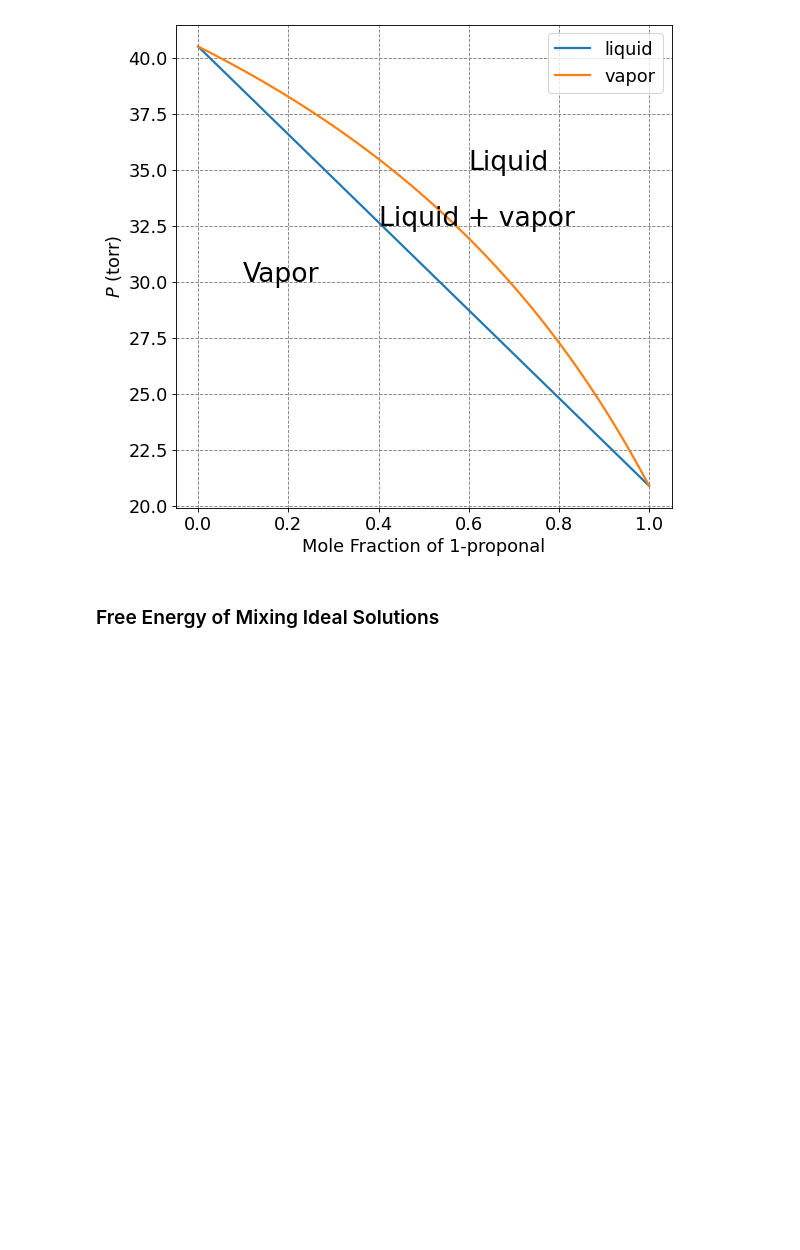
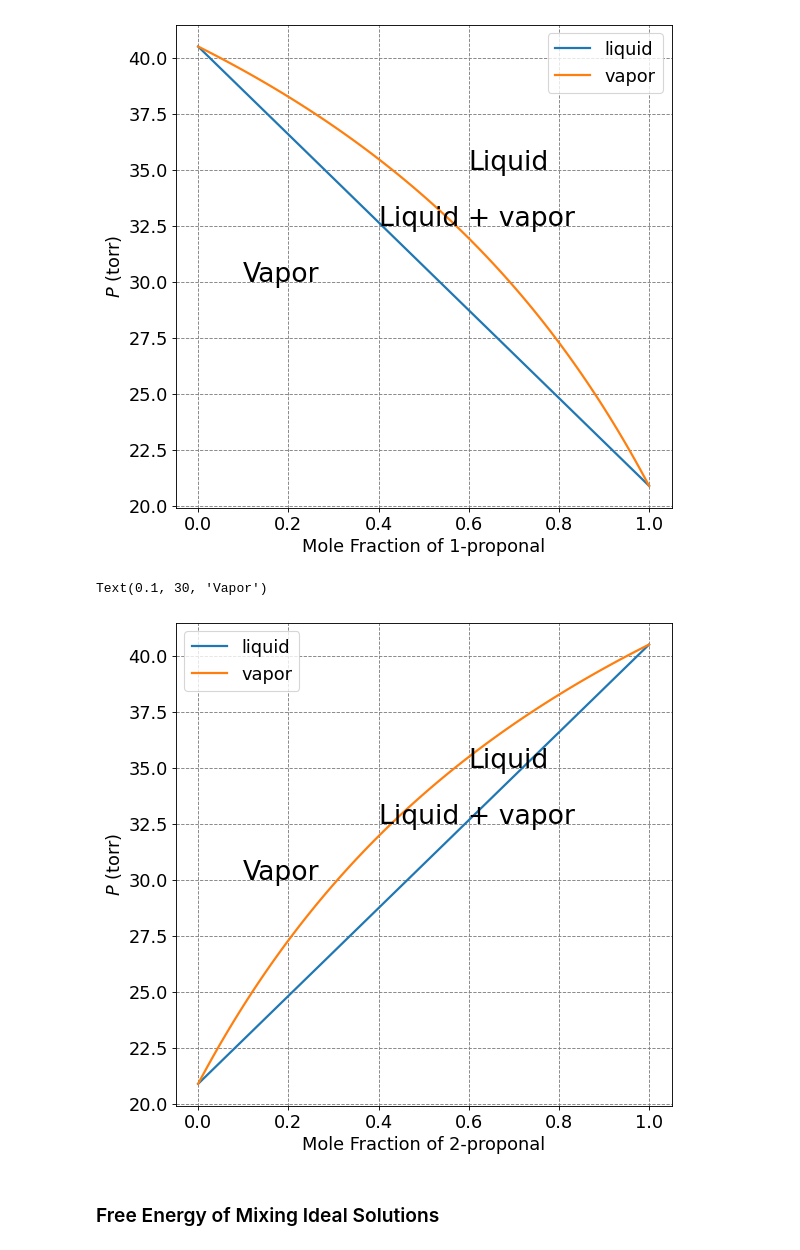
Before and after one commit to mccullaghlab/mccullaghlab.github.io, a Jupyter notebook: Chemistry_Lessons_Jupyter_Notebooks/_build/jupyter_execute/physical_chemistry/thermodynamics/Ideal_and_Non_Ideal_Solutions.ipynb, the cells around one changed output. Saved outputs shown, nothing was run; the diff lists cells and outputs as text; code cells hidden in the pictures; blank space fills up the shorter version.

```diff
--- a/Chemistry_Lessons_Jupyter_Notebooks/_build/jupyter_execute/physical_chemistry/thermodynamics/Ideal_and_Non_Ideal_Solutions.ipynb
+++ b/Chemistry_Lessons_Jupyter_Notebooks/_build/jupyter_execute/physical_chemistry/thermodynamics/Ideal_and_Non_Ideal_Solutions.ipynb
@@ -122,6 +122,35 @@ plt.annotate("Vapor",(0.1,30),fontsize=24)
 # %% [output]
 Text(0.1, 30, 'Vapor')
 [figure]
+# %%
+import numpy as np
+import matplotlib.pyplot as plt
+%matplotlib inline
+# setup plot parameters
+fontsize=16
+fig = plt.figure(figsize=(8,8), dpi= 80, facecolor='w', edgecolor='k')
+ax = plt.subplot(111)
+ax.grid(b=True, which='major', axis='both', color='#808080', linestyle='--')
+ax.set_xlabel("Mole Fraction of 2-proponal",size=fontsize)
+ax.set_ylabel("$P$ (torr)",size=fontsize)
+plt.tick_params(axis='both',labelsize=fontsize)
+# draw lines
+x2 = np.arange(0,1.01,0.01)
+P1 = 20.9*(1-x2)
+P2 = 40.5*x2
+Ptotal_liquid = P1+P2
+y2 = P2/Ptotal_liquid
+Ptotal_vapor = 20.9*(1-y2) + 40.5*y2
+ax.plot(x1,Ptotal_liquid,lw=2,label="liquid")
+ax.plot(x1,Ptotal_vapor,lw=2,label="vapor")
+plt.legend(fontsize=fontsize)
+# Annotations
+plt.annotate("Liquid",(0.6,35),fontsize=24)
+plt.annotate("Liquid + vapor",(0.4,32.5),fontsize=24)
+plt.annotate("Vapor",(0.1,30),fontsize=24)
+# %% [output]
+Text(0.1, 30, 'Vapor')
+[figure, added]
 # %% [markdown]
 ### Free Energy of Mixing Ideal Solutions
 # %% [markdown]
```
Also changed, not shown: 13 other files.
